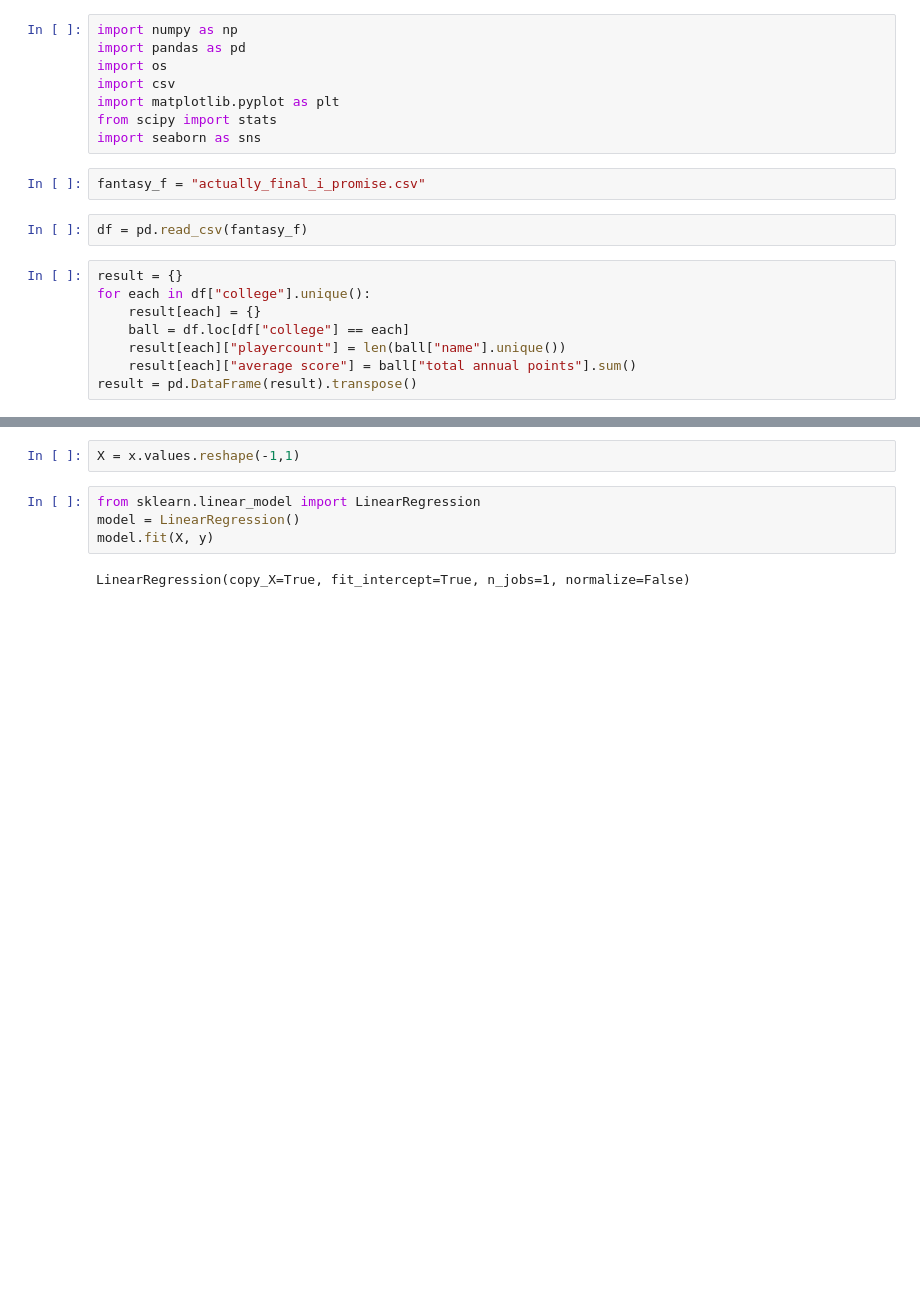
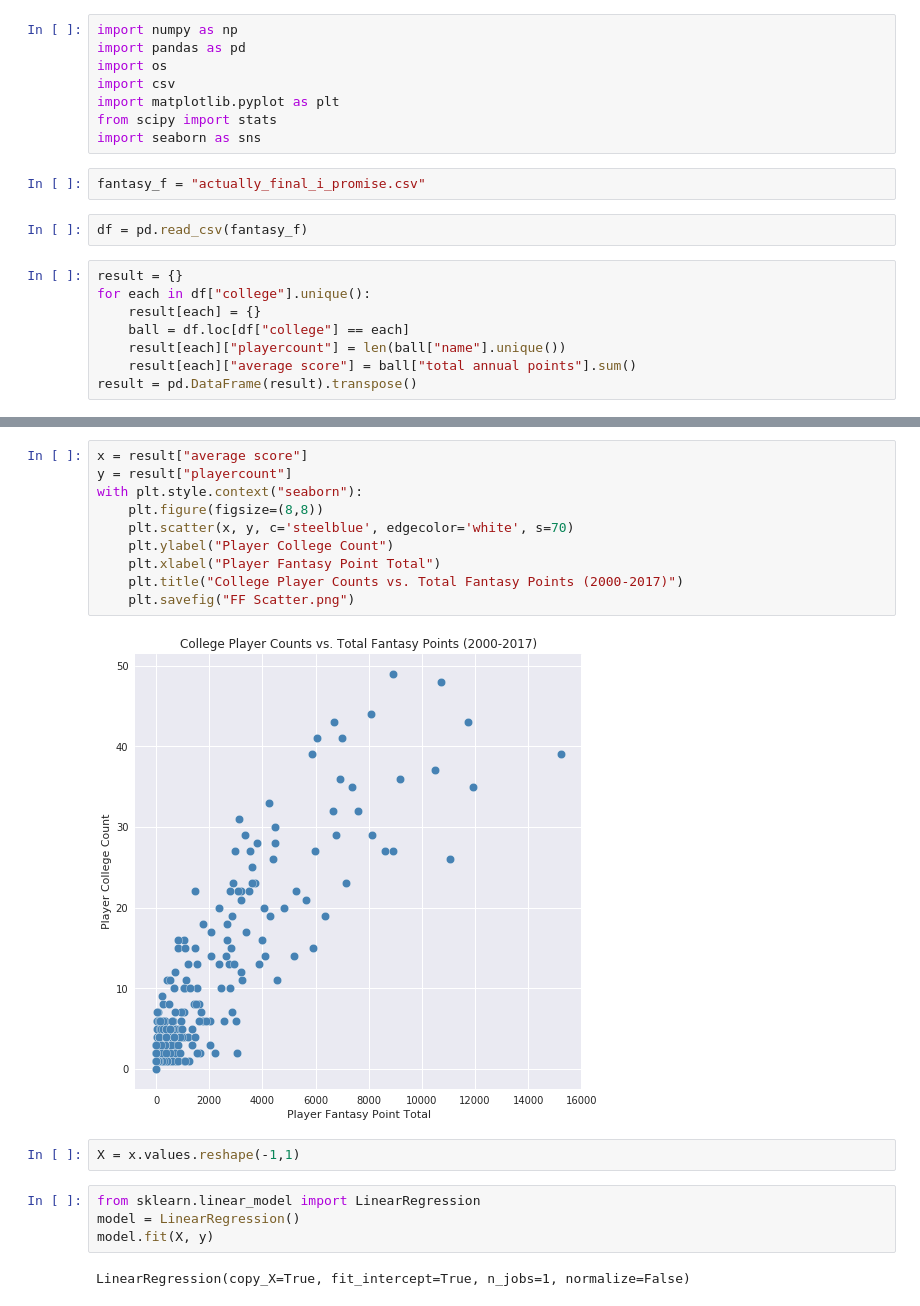
Before and after one commit to aatherton/team_project, a Jupyter notebook: Fantasy Football Scatter Regression- JO.ipynb, the cells around one changed output, grey strips where cells are left out. Cells and saved outputs as stored; diff of their text form; blank space fills up the shorter version.

```diff
--- a/Fantasy Football Scatter Regression- JO.ipynb
+++ b/Fantasy Football Scatter Regression- JO.ipynb
@@ -28,3 +42,15 @@ plt.scatter(x, y)
+# %%
+x = result["average score"]
+y = result["playercount"]
+with plt.style.context("seaborn"):
+    plt.figure(figsize=(8,8))
+    plt.scatter(x, y, c='steelblue', edgecolor='white', s=70)
+    plt.ylabel("Player College Count")
+    plt.xlabel("Player Fantasy Point Total")
+    plt.title("College Player Counts vs. Total Fantasy Points (2000-2017)")
+    plt.savefig("FF Scatter.png")
+# %% [output]
+[figure, added]
 # %%
 X = x.values.reshape(-1,1)
 # %%
```
Also changed, not shown: parts of 5 cells of this notebook, 2 other files.
